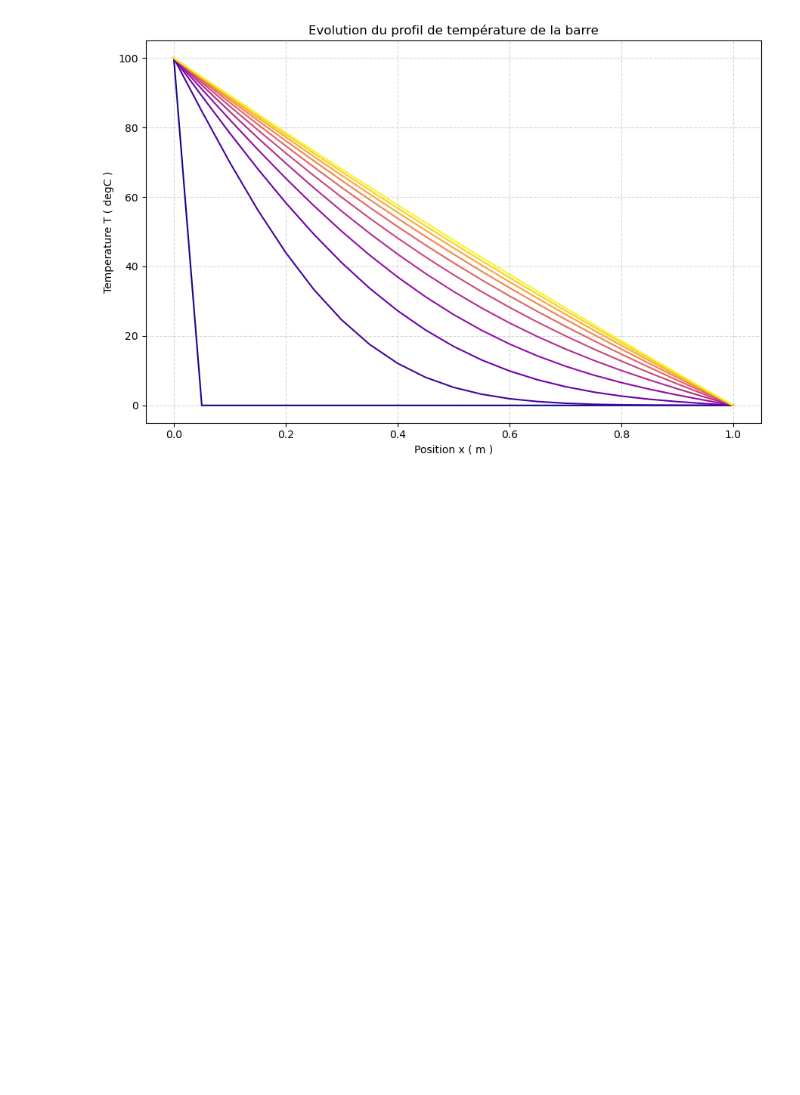
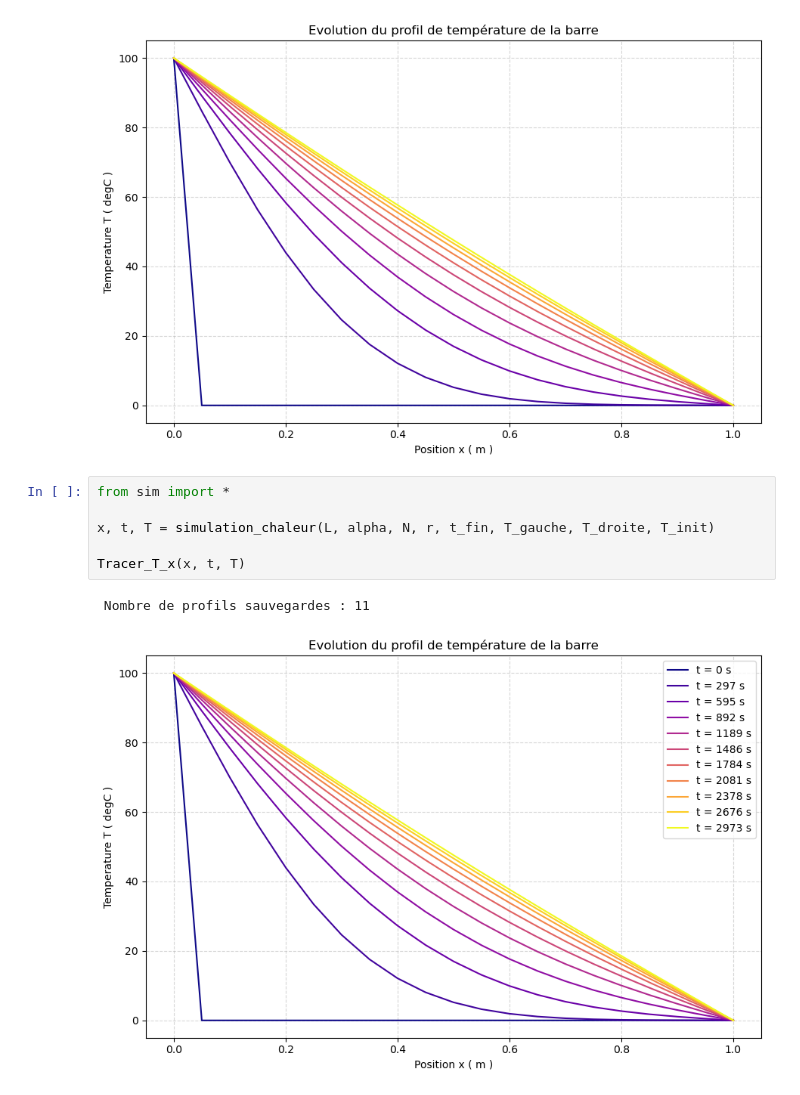
Before and after one commit to Amipha/outils-num, a Jupyter notebook: chaleur.ipynb, the cells around one changed output. Saved outputs shown, nothing was run; the diff lists cells and outputs as text; blank space fills up the shorter version.

```diff
--- a/chaleur.ipynb
+++ b/chaleur.ipynb
@@ -86,3 +86,12 @@ plt.tight_layout()
 plt.show()
 # %% [output]
 [figure]
+# %%
+from sim import *
+
+x, t, T = simulation_chaleur(L, alpha, N, r, t_fin, T_gauche, T_droite, T_init)
+
+Tracer_T_x(x, t, T)
+# %% [output]
+ Nombre de profils sauvegardes : 11
+[figure, added]
```
Also changed, not shown: 1 other file.
